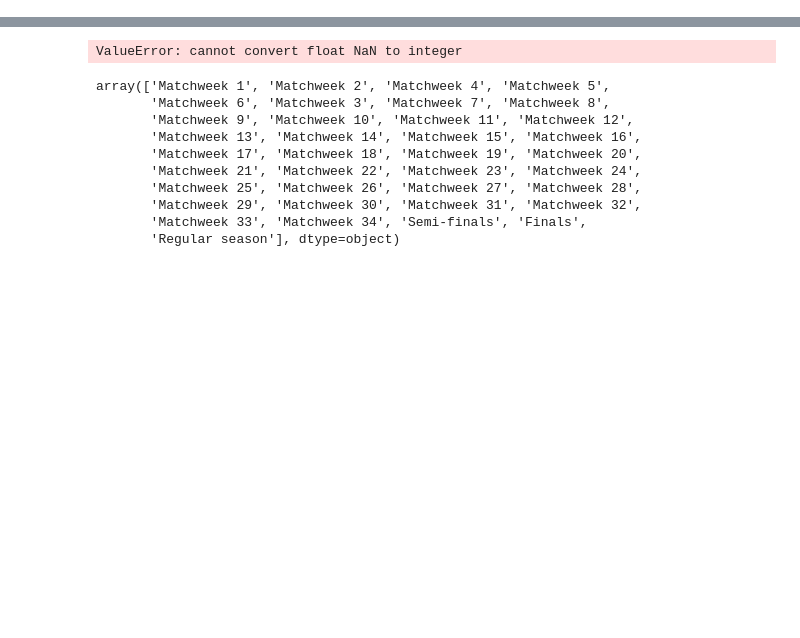
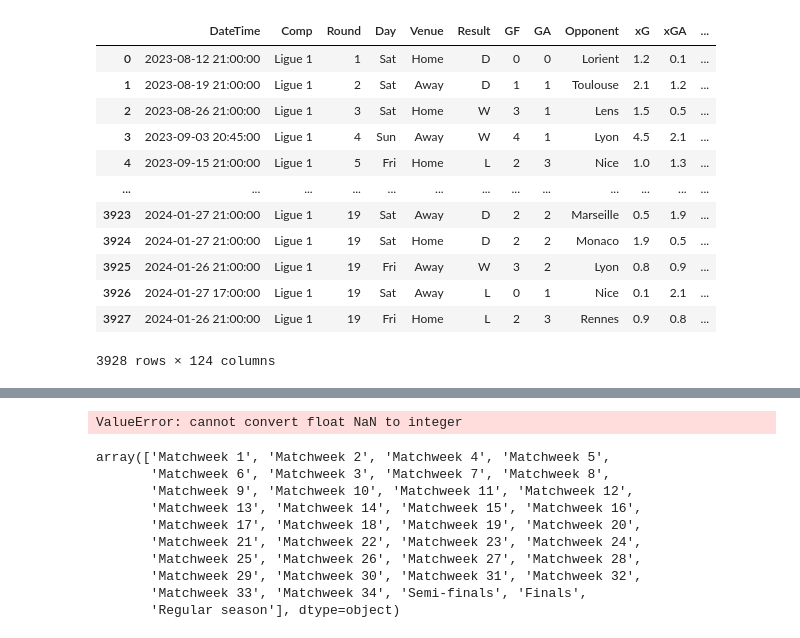
Before and after one commit to alexandreviard/Ligue1Predictor, a Jupyter notebook: POO/POO.ipynb, the cells around one changed output, grey strips where cells are left out. Drawn from its saved outputs; the diff is of its cells as text; code cells hidden in the pictures; blank space fills up the shorter version.

```diff
--- a/POO/POO.ipynb
+++ b/POO/POO.ipynb
@@ -415,0 +606,16 @@ class Football_viz:
+# %%
+c
+# %% [output]
+|  | DateTime | Comp | Round | Day | Venue | Result | GF | GA | Opponent | xG | xGA | ... |
+| 0 | 2023-08-12 21:00:00 | Ligue 1 | 1 | Sat | Home | D | 0 | 0 | Lorient | 1.2 | 0.1 | ... |
+| 1 | 2023-08-19 21:00:00 | Ligue 1 | 2 | Sat | Away | D | 1 | 1 | Toulouse | 2.1 | 1.2 | ... |
+| 2 | 2023-08-26 21:00:00 | Ligue 1 | 3 | Sat | Home | W | 3 | 1 | Lens | 1.5 | 0.5 | ... |
+| 3 | 2023-09-03 20:45:00 | Ligue 1 | 4 | Sun | Away | W | 4 | 1 | Lyon | 4.5 | 2.1 | ... |
+| 4 | 2023-09-15 21:00:00 | Ligue 1 | 5 | Fri | Home | L | 2 | 3 | Nice | 1.0 | 1.3 | ... |
+| ... | ... | ... | ... | ... | ... | ... | ... | ... | ... | ... | ... | ... |
+| 3923 | 2024-01-27 21:00:00 | Ligue 1 | 19 | Sat | Away | D | 2 | 2 | Marseille | 0.5 | 1.9 | ... |
+| 3924 | 2024-01-27 21:00:00 | Ligue 1 | 19 | Sat | Home | D | 2 | 2 | Monaco | 1.9 | 0.5 | ... |
+| 3925 | 2024-01-26 21:00:00 | Ligue 1 | 19 | Fri | Away | W | 3 | 2 | Lyon | 0.8 | 0.9 | ... |
+| 3926 | 2024-01-27 17:00:00 | Ligue 1 | 19 | Sat | Away | L | 0 | 1 | Nice | 0.1 | 2.1 | ... |
+| 3927 | 2024-01-26 21:00:00 | Ligue 1 | 19 | Fri | Home | L | 2 | 3 | Rennes | 0.9 | 0.8 | ... |
+3928 rows × 124 columns
```
Also changed, not shown: parts of 11 cells of this notebook, 9 other files.
